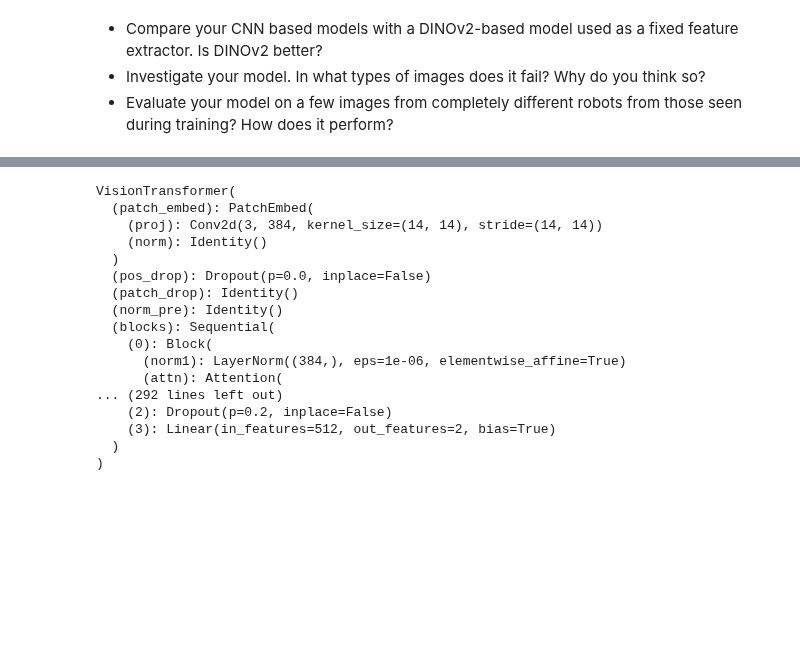
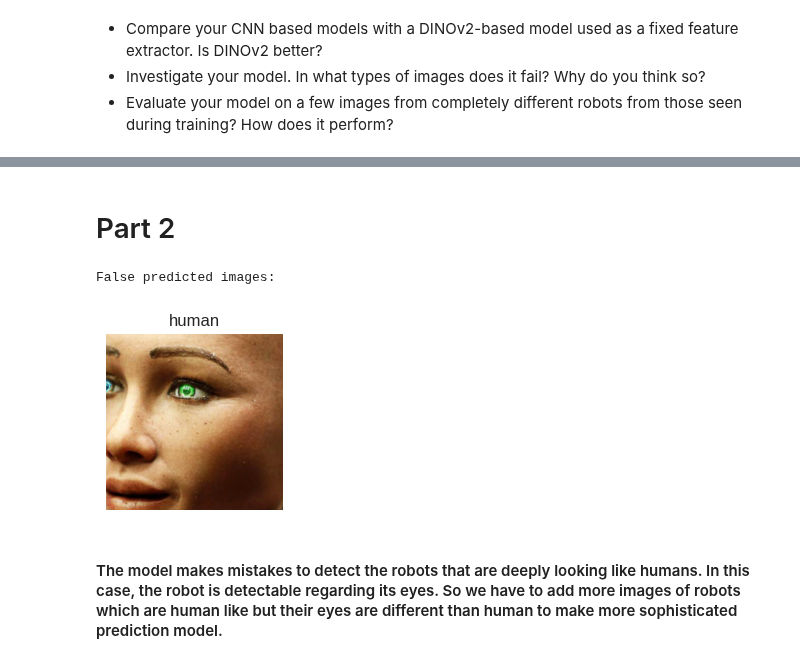
Before and after one commit to Cuda-Vision-Lab/CudaVisionSS2025, a Jupyter notebook: src/Assignment2/src/devel/task2.ipynb, the cells around one changed output, grey strips where cells are left out. Saved outputs shown, nothing was run; the diff lists cells and outputs as text; code cells hidden in the pictures; blank space fills up the shorter version.

Commit message:
adding Part 2 of task 2

```diff
--- a/src/Assignment2/src/devel/task2.ipynb
+++ b/src/Assignment2/src/devel/task2.ipynb
@@ -54,11 +56,14 @@ data_transforms = {
     ]),
 }
 
-data_dir = 'dataset/'
+data_dir = '../dataset/'
+save_model_dir='../models/'
+tensorboard_dir='../tboard_logs/'
 
 train_dataset = datasets.ImageFolder(os.path.join(data_dir, "train"), data_transforms["train"])
 valid_dataset = datasets.ImageFolder(os.path.join(data_dir, "val"),data_transforms["validation"])
 test_dataset = datasets.ImageFolder(os.path.join(data_dir, "test"),data_transforms["test"])
+unseen_dataset = datasets.ImageFolder(os.path.join(data_dir, "unseen"),data_transforms["test"])
 
 N_train = len(train_dataset)
 N_valid = len(valid_dataset)
@@ -334,20 +394,37 @@ model, optimizer, epoch, stats=load_model(dinov2, optimizer, "models/checkpoint_
-# %%
-model
-# %% [output]
-VisionTransformer(
-  (patch_embed): PatchEmbed(
-    (proj): Conv2d(3, 384, kernel_size=(14, 14), stride=(14, 14))
-    (norm): Identity()
-  )
-  (pos_drop): Dropout(p=0.0, inplace=False)
-  (patch_drop): Identity()
-  (norm_pre): Identity()
-  (blocks): Sequential(
-    (0): Block(
-      (norm1): LayerNorm((384,), eps=1e-06, elementwise_affine=True)
-      (attn): Attention(
-... (292 lines left out)
-    (2): Dropout(p=0.2, inplace=False)
-    (3): Linear(in_features=512, out_features=2, bias=True)
-  )
-)
+# %% [markdown]
+# Part 2
+# %%
+dinov2 = timm.create_model(
+            "vit_small_patch14_dinov2.lvd142m",
+            pretrained=True,
+            **model_kwargs
+        )
+device = torch.device("cuda")
+model=dinov2.to(device)
+optimizer = torch.optim.Adam(dinov2.parameters(), lr=1e-5)
+criterion = nn.CrossEntropyLoss()
+
+model, optimizer, epoch, stats= load_model(model, optimizer, "../models/checkpoint_epoch_15.pth",weights_only=False)
+# %%
+dinov2.to(device)
+dinov2.eval()
+accuracy, loss,false_predicted_images,false_predicted_labels  = eval_model(
+                    model=dinov2, eval_loader=test_loader,
+                    criterion=criterion, device=device,get_false_predictions=True
+            )
+allImages = torch.tensor([]).to(device)
+classes = torch.tensor([]).to(device)
+class_names = train_dataset.classes
+for i in range(len(false_predicted_images)):
+    allImages=torch.cat([allImages,false_predicted_images[i]], dim=0)
+
+for i in range(len(false_predicted_labels)):
+    classes=torch.cat([classes,false_predicted_labels[i]], dim=0)
+titles = [class_names[int(x.item())] for x in classes]
+print("False predicted images:")
+show_grid(allImages.to("cpu"), titles=titles)
+# %% [output]
+False predicted images:
+[figure, added]
+# %% [markdown]
+#### The model makes mistakes to detect the robots that are deeply looking like humans. In this case, the robot is detectable regarding its eyes. So we have to add more images of robots which are human like but their eyes are different than human to make more sophisticated prediction model.
```
Also changed, not shown: parts of 13 cells of this notebook.
